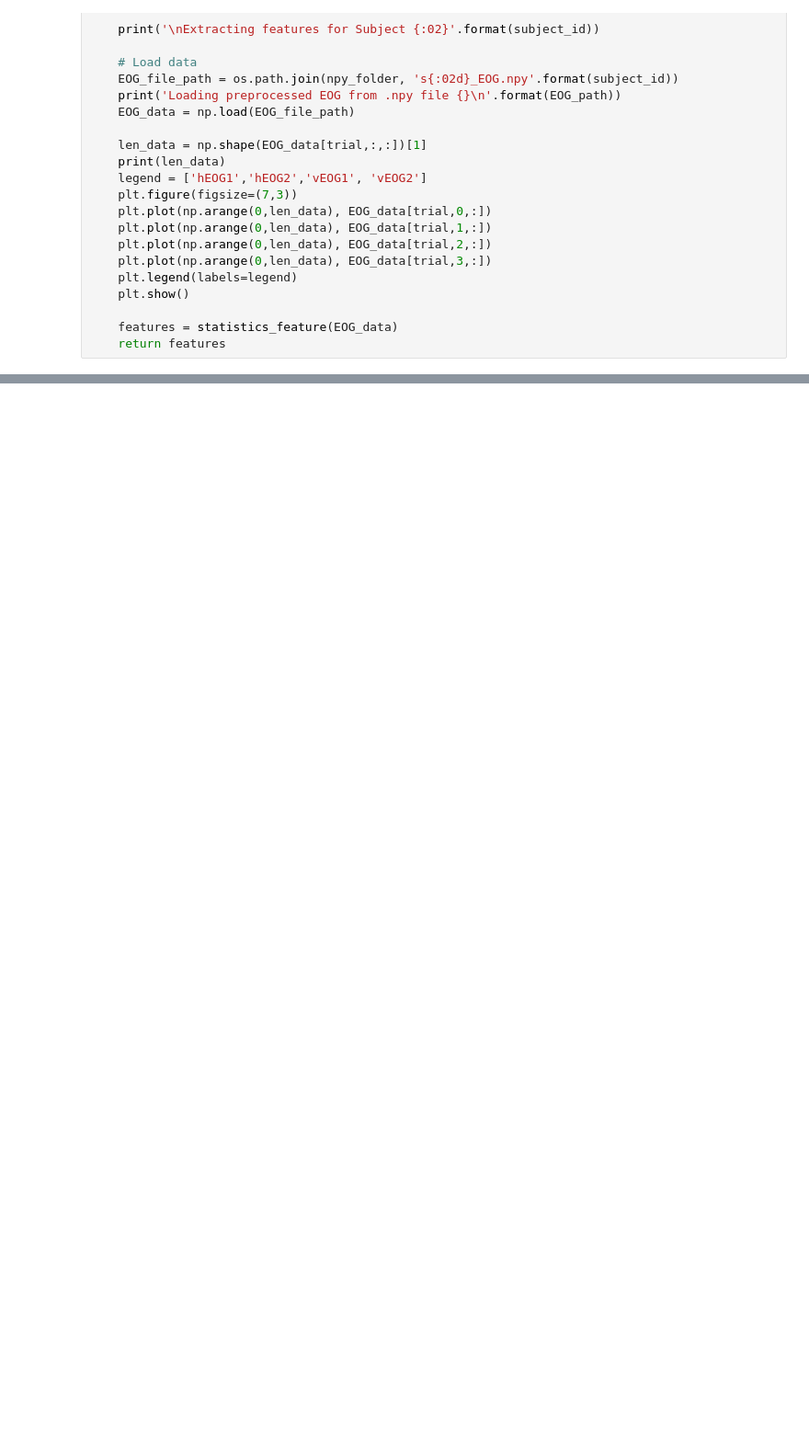
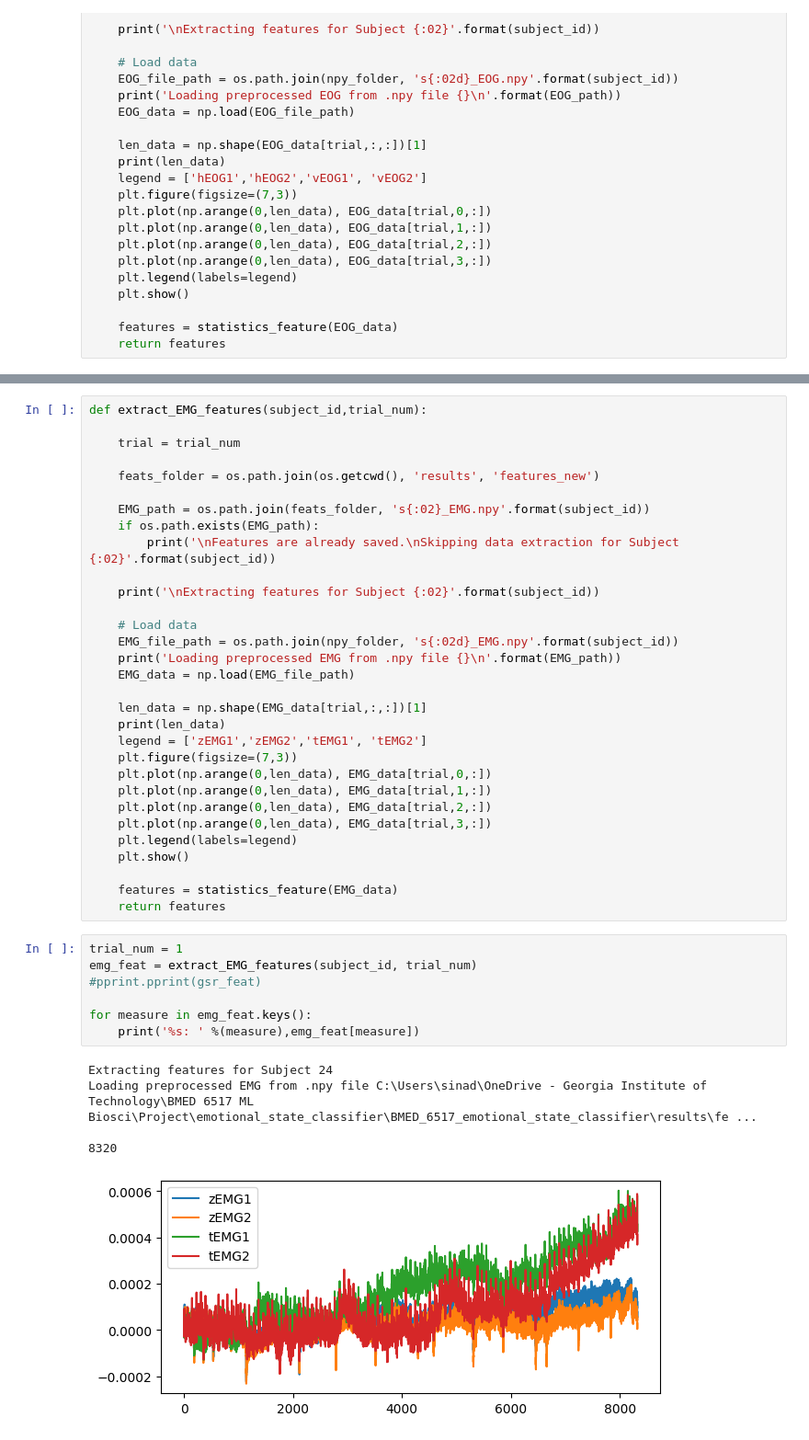
Before and after one commit to Simurgh818/BMED_6517_emotional_state_classifier, a Jupyter notebook: emotional_state_classifier.ipynb, the cells around one changed output, grey strips where cells are left out. Shown at 92% size. Saved outputs shown, nothing was run; the diff lists cells and outputs as text; blank space fills up the shorter version.

Commit message:
drafted EMG extract feature function and feature selection.

```diff
--- a/emotional_state_classifier.ipynb
+++ b/emotional_state_classifier.ipynb
@@ -551,0 +588,44 @@ IndexError: index 3 is out of bounds for axis 1 with size 3
+# %%
+def extract_EMG_features(subject_id,trial_num):
+
+    trial = trial_num
+
+    feats_folder = os.path.join(os.getcwd(), 'results', 'features_new')
+
+    EMG_path = os.path.join(feats_folder, 's{:02}_EMG.npy'.format(subject_id))
+    if os.path.exists(EMG_path):
+        print('\nFeatures are already saved.\nSkipping data extraction for Subject {:02}'.format(subject_id))
+
+    print('\nExtracting features for Subject {:02}'.format(subject_id))
+
+    # Load data
+    EMG_file_path = os.path.join(npy_folder, 's{:02d}_EMG.npy'.format(subject_id))
+    print('Loading preprocessed EMG from .npy file {}\n'.format(EMG_path))
+    EMG_data = np.load(EMG_file_path)
+
+    len_data = np.shape(EMG_data[trial,:,:])[1]
+    print(len_data)
+    legend = ['zEMG1','zEMG2','tEMG1', 'tEMG2']
+    plt.figure(figsize=(7,3))
+    plt.plot(np.arange(0,len_data), EMG_data[trial,0,:])
+    plt.plot(np.arange(0,len_data), EMG_data[trial,1,:])
+    plt.plot(np.arange(0,len_data), EMG_data[trial,2,:])
+    plt.plot(np.arange(0,len_data), EMG_data[trial,3,:])
+    plt.legend(labels=legend)
+    plt.show()
+
+    features = statistics_feature(EMG_data)
+    return features
+# %%
+trial_num = 1
+emg_feat = extract_EMG_features(subject_id, trial_num)
+#pprint.pprint(gsr_feat)
+
+for measure in emg_feat.keys():
+    print('%s: ' %(measure),emg_feat[measure])
+# %% [output]
+Extracting features for Subject 24
+Loading preprocessed EMG from .npy file C:\Users\sinad\OneDrive - Georgia Institute of Technology\BMED 6517 ML Biosci\Project\emotional_state_classifier\BMED_6517_emotional_state_classifier\results\fe ...
+
+8320
+[figure, added]
```
Also changed, not shown: parts of 16 cells of this notebook, 2 other files.
